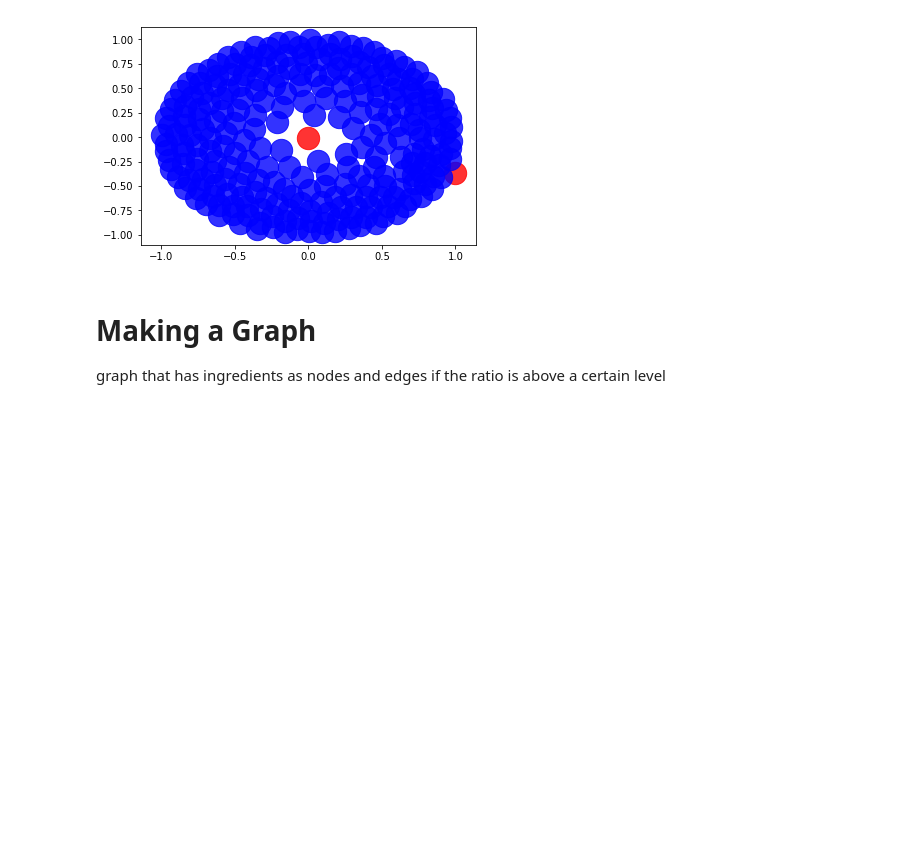
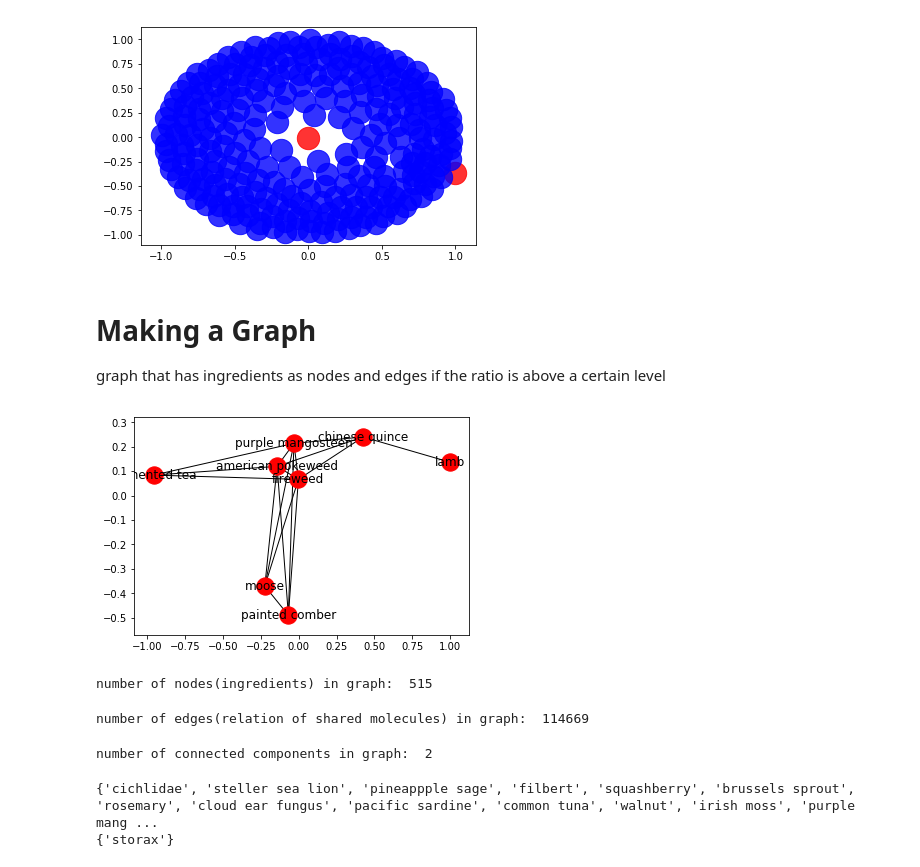
Before and after one commit to ryoiwata/capstone_2, a Jupyter notebook: food_map_nb.ipynb, the cells around one changed output. Cells and saved outputs as stored; diff of their text form; code cells hidden in the pictures; blank space fills up the shorter version.

Commit message:
going through FlavorDB in notebook

```diff
--- a/food_map_nb.ipynb
+++ b/food_map_nb.ipynb
@@ -107,5 +107,32 @@ common_pair_analysis("chocolate", "strawberry", flavorDB, True)
 # %% [markdown]
 # Making a Graph
 graph that has ingredients as nodes and edges if the ratio is above a certain level
+# %%
+subset_flavorDB = flavorDB.sample(n = 8, random_state=5)
+# %%
+subset_ingredient_graph = graph_based_on_shared_molecule_creator(pandas_df= subset_flavorDB, min_intersection_ratio= 0)
+# %%
+nx.draw_networkx(subset_ingredient_graph)
+# %% [output]
+[figure, added]
 # %%
 my_graph = graph_based_on_shared_molecule_creator(pandas_df= flavorDB, min_intersection_ratio= 0)
+# %%
+print("number of nodes(ingredients) in graph: ", my_graph.number_of_nodes())
+# %% [output]
+number of nodes(ingredients) in graph:  515
+# %%
+print("number of edges(relation of shared molecules) in graph: ", my_graph.number_of_edges())
+# %% [output]
+number of edges(relation of shared molecules) in graph:  114669
+# %%
+print("number of connected components in graph: ", nx.number_connected_components(my_graph))
+# %% [output]
+number of connected components in graph:  2
+# %%
+#Seeing which nodes are in each connected components
+for comp in nx.connected_components(my_graph):
+    print(comp)
+# %% [output]
+{'cichlidae', 'steller sea lion', 'pineappple sage', 'filbert', 'squashberry', 'brussels sprout', 'rosemary', 'cloud ear fungus', 'pacific sardine', 'common tuna', 'walnut', 'irish moss', 'purple mang ...
+{'storax'}
```
